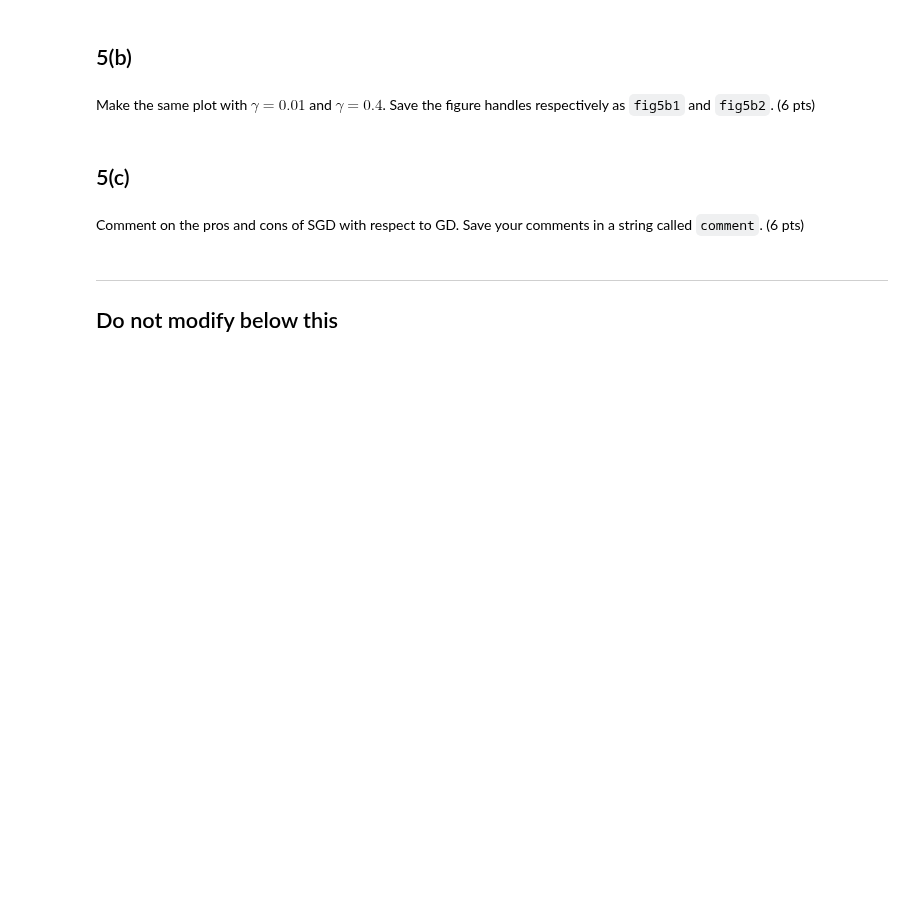
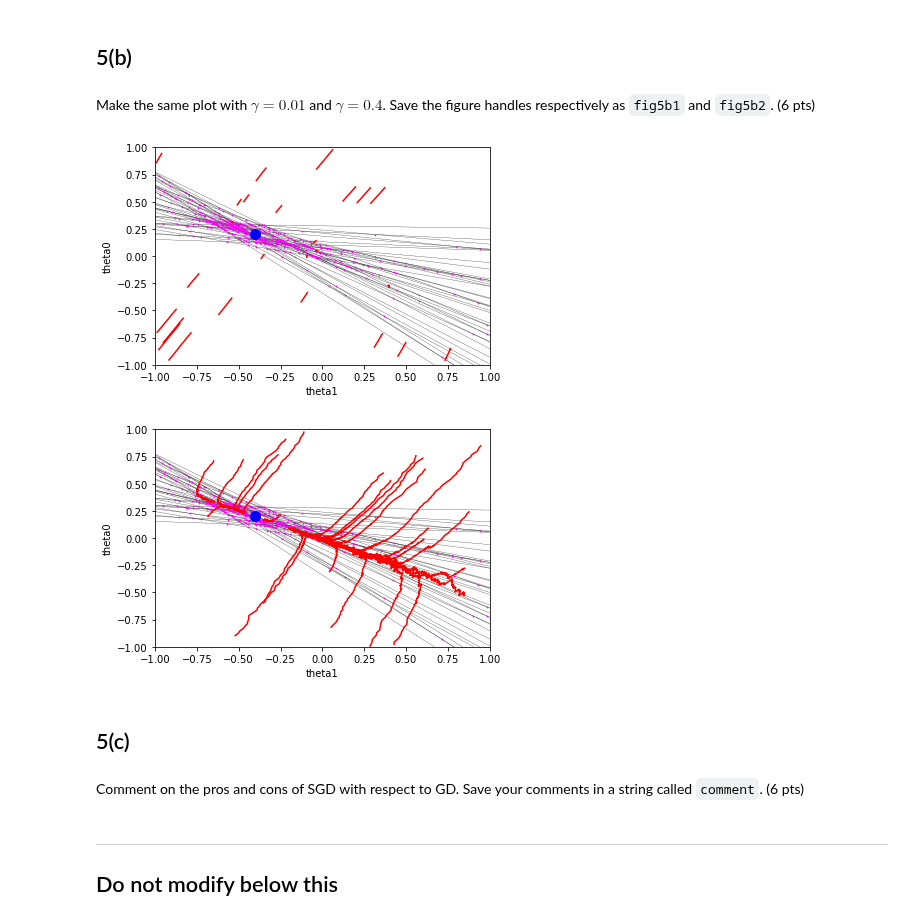
Before and after one commit to ptkinvent/sdse_public, a Jupyter notebook: lab2/lab2_handout.ipynb, the cells around one changed output. Drawn from its saved outputs; the diff is of its cells as text; code cells hidden in the pictures; blank space fills up the shorter version.

```diff
--- a/lab2/lab2_handout.ipynb
+++ b/lab2/lab2_handout.ipynb
@@ -359,8 +386,13 @@ result['fig5a'] = fig5a
 # %% [markdown]
 Make the same plot with $\gamma=0.01$ and $\gamma=0.4$. Save the figure handles respectively as `fig5b1` and `fig5b2`. (6 pts)
 # %%
-fig5b1 = plt.figure()
-fig5b2 = plt.figure()
+trajectories5 = run_sgd_on_grid(theta0_grid, theta1_grid, epochs=10, gamma=0.01)
+fig5b1 = plot_theta_lines_and_traj(trajectories5)
+trajectories6 = run_sgd_on_grid(theta0_grid, theta1_grid, epochs=10, gamma=0.4)
+fig5b2 = plot_theta_lines_and_traj(trajectories6)
+# %% [output]
+[figure, added]
+[figure, added]
 # %%
 ################################
 # Reporting. Do not modify.#####
```
Also changed, not shown: parts of 8 cells of this notebook.
